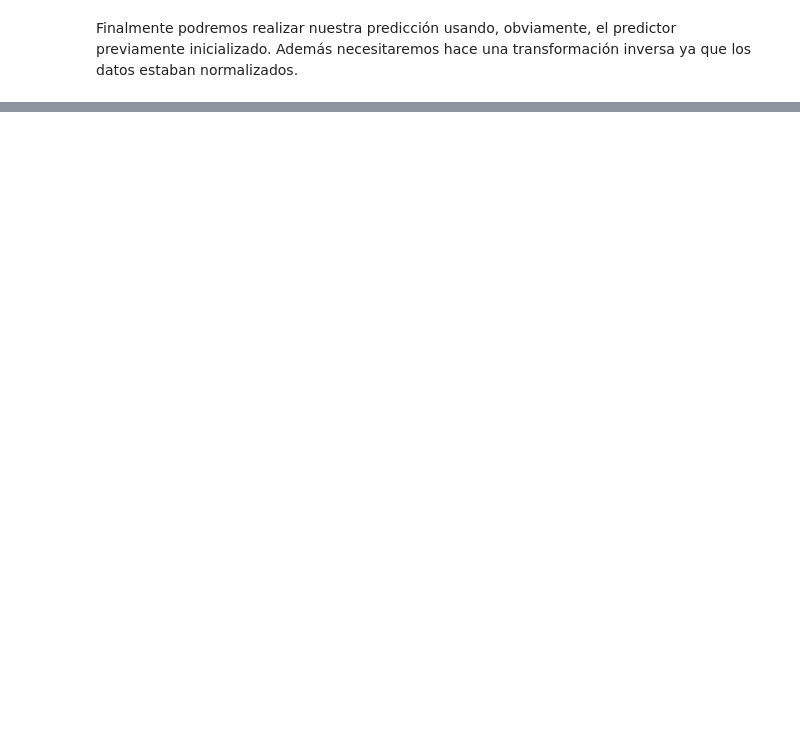
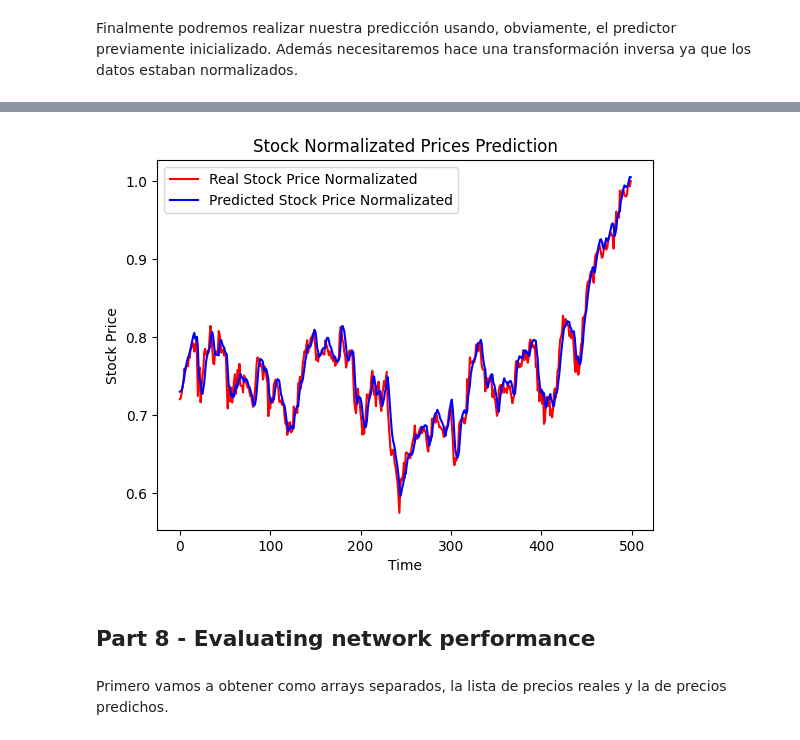
Before and after one commit to simonians/tesis-econom-a, a Jupyter notebook: forcasting_using_LSTM.ipynb, the cells around one changed output, grey strips where cells are left out. Saved outputs shown, nothing was run; the diff lists cells and outputs as text; code cells hidden in the pictures; blank space fills up the shorter version.

```diff
--- a/forcasting_using_LSTM.ipynb
+++ b/forcasting_using_LSTM.ipynb
@@ -335 +593,3 @@ for i in range(len(jpm_final_normalizated)-500, len(jpm_final_normalizated)):
+# %%
+predicted_vs_real_normalizated = get_df_predicted_vs_real(real_stock_prices_normalizated, predicted_stock_prices_normalizated, True)
 # %% [markdown]
@@ -354,0 +607,14 @@ plt.show()
+# %%
+plt.plot(predicted_vs_real_normalizated['Real price normalizated'], color = 'red', label = 'Real Stock Price Normalizated')
+plt.plot(predicted_vs_real_normalizated['Predicted Price normalizated'], color = 'blue', label = 'Predicted Stock Price Normalizated')
+plt.title('Stock Normalizated Prices Prediction')
+plt.xlabel('Time')
+plt.ylabel('Stock Price')
+plt.legend()
+plt.show()
+# %% [output]
+[figure, added]
+# %% [markdown]
+## Part 8 - Evaluating network performance
+# %% [markdown]
+Primero vamos a obtener como arrays separados, la lista de precios reales y la de precios predichos.
```
Also changed, not shown: parts of 99 cells of this notebook.
